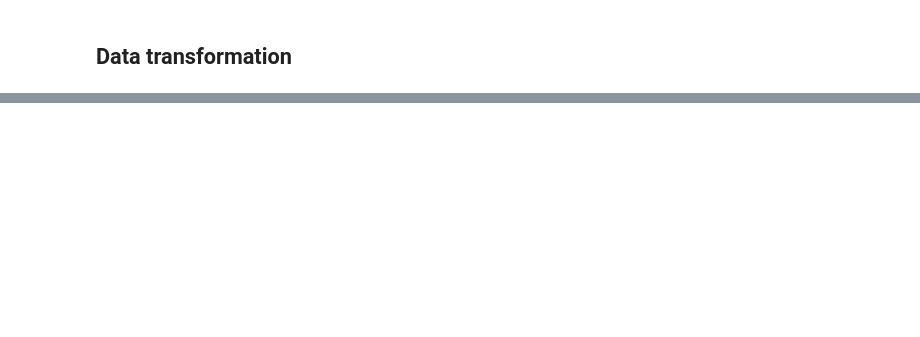
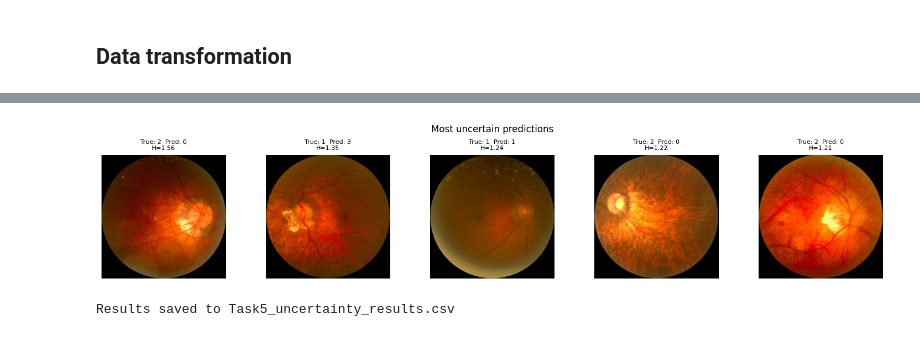
Before and after one commit to thuitema0/MPHY0050, a Jupyter notebook: Task5.ipynb, the cells around one changed output, grey strips where cells are left out. Drawn from its saved outputs; the diff is of its cells as text; code cells hidden in the pictures; blank space fills up the shorter version.

Commit message:
final Task 5

```diff
--- a/Task5.ipynb
+++ b/Task5.ipynb
@@ -387,0 +153,16 @@ plt.show()
+# %%
+class ResNet18Dropout(nn.Module):
+    """ ResNet18 with dropout before the final classification layer."""
+    def __init__(self, num_classes=5, dropout_p=0.3):
+        super().__init__()
+        self.backbone = models.resnet18(weights=models.ResNet18_Weights.DEFAULT)
+        in_features = self.backbone.fc.in_features
+        self.backbone.fc = nn.Identity()
+        self.classifier = nn.Sequential(nn.Dropout(p=dropout_p), nn.Linear(in_features, num_classes))
+
+    def forward(self, x):
+        features = self.backbone(x)
+        return self.classifier(features)
+
+device = torch.device('cuda' if torch.cuda.is_available() else 'cpu')
+print('Using device:', device)
@@ -387,0 +353,11 @@ plt.show()
+# %%
+fig, ax = plt.subplots(figsize=(7, 6))
+
+cm = confusion_matrix(results_df["true_label"], results_df["pred_label"])
+disp = ConfusionMatrixDisplay(cm, display_labels=[f"Grade {i}" for i in range(5)])
+disp.plot(ax=ax, colorbar=True, cmap="Blues")
+
+ax.set_title("Confusion matrix — MC Dropout model")
+
+plt.tight_layout()
+plt.show()
@@ -387,0 +390,25 @@ plt.show()
+# %%
+# Display the 5 most uncertain test images
+top_uncertain = results_df.sort_values("entropy", ascending=False).head(5)
+
+fig, axes = plt.subplots(1, 5, figsize=(15, 3))
+for ax, (_, row) in zip(axes, top_uncertain.iterrows()):
+    img_path = os.path.join(test_images_folder, row["image_name"])
+    img = Image.open(img_path).convert("RGB")
+
+    ax.imshow(img)
+    ax.set_title(f"True: {int(row['true_label'])}  Pred: {int(row['pred_label'])}\n"
+        f"H={row['entropy']:.2f}", fontsize=8 )
+    ax.axis("off")
+
+plt.suptitle("Most uncertain predictions", fontsize=12)
+plt.tight_layout()
+plt.show()
+# %% [output]
+[figure, added]
+# %%
+# Save full uncertainty results for use in comparative evaluation
+results_df.to_csv("Task5_uncertainty_results.csv", index=False)
+print("Results saved to Task5_uncertainty_results.csv")
+# %% [output]
+Results saved to Task5_uncertainty_results.csv
```
Also changed, not shown: parts of 46 cells of this notebook.
